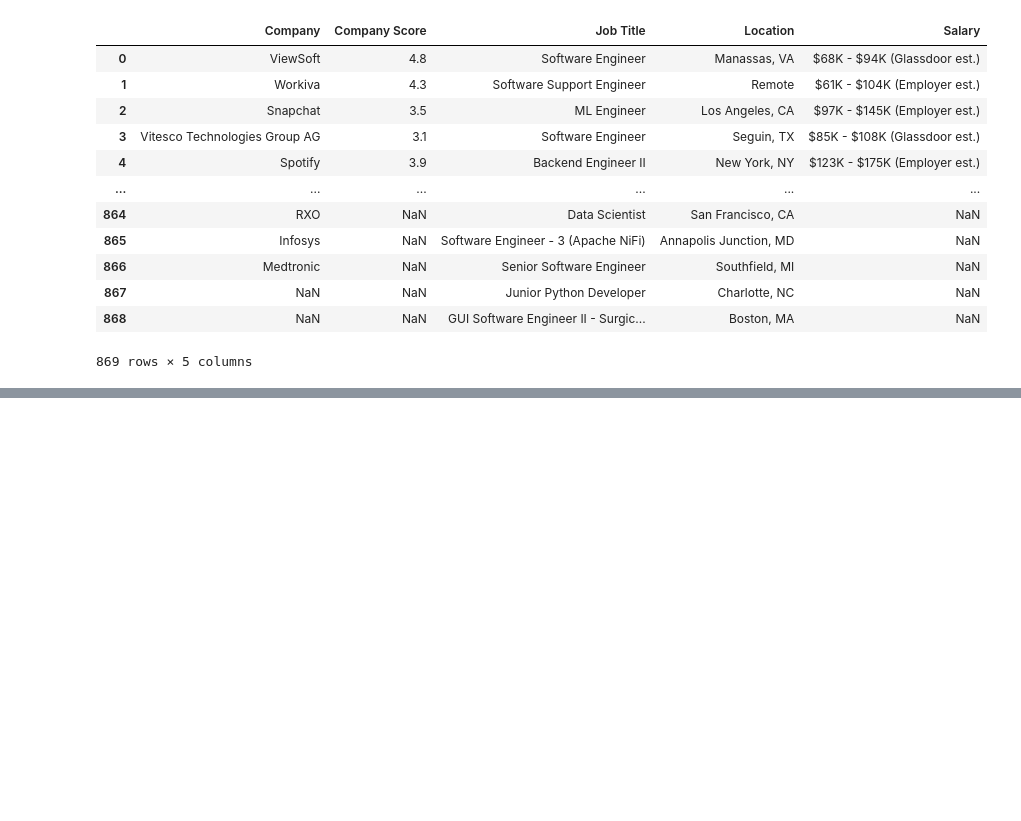
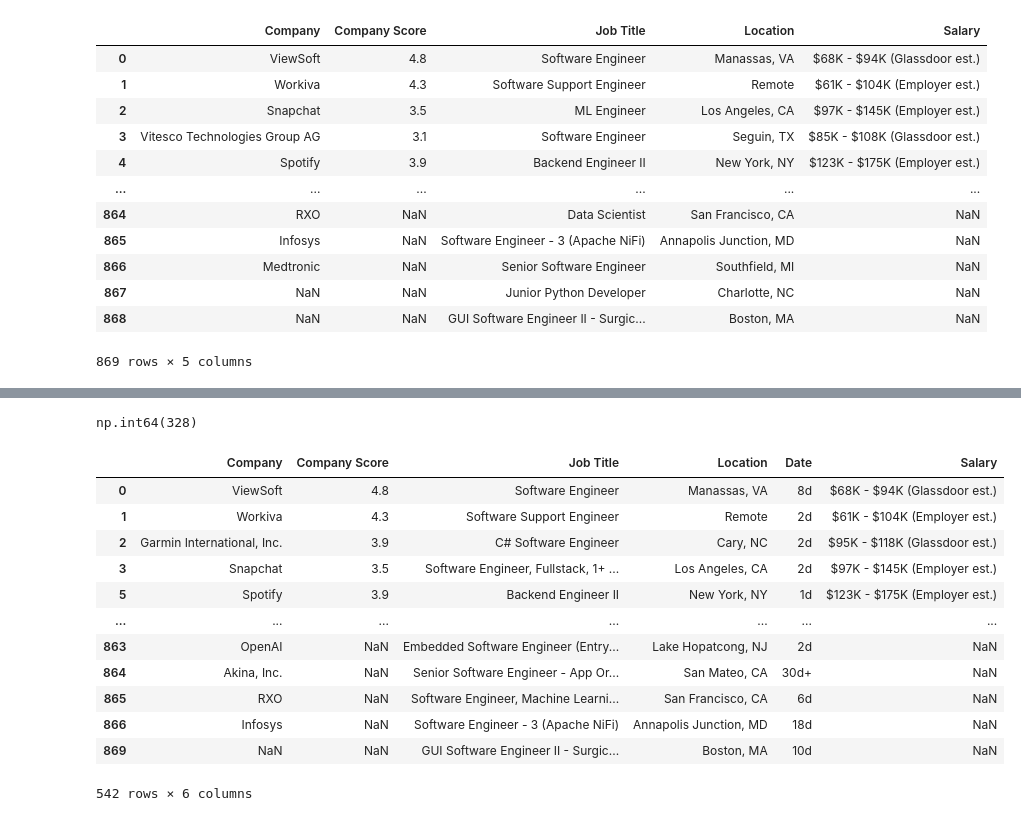
Before and after one commit to MHassanAr/Pandas, a Jupyter notebook: pandas.ipynb, the cells around one changed output, grey strips where cells are left out. Drawn from its saved outputs; the diff is of its cells as text; code cells hidden in the pictures; blank space fills up the shorter version.

Commit message:
Handling Duplicate and Missing Values

```diff
--- a/pandas.ipynb
+++ b/pandas.ipynb
@@ -548,0 +590,22 @@ csvFile.drop("Date", axis=1)
+# %%
+# Returns the total number of duplicate entries based on the "Job Title" column in the DataFrame.
+csvFile.duplicated("Job Title").sum()
+# %% [output]
+np.int64(328)
+# %%
+# Removes duplicate rows based on the "Job Title" column from the DataFrame and returns the resulting DataFrame.
+csvFile.drop_duplicates("Job Title")
+# %% [output]
+|  | Company | Company Score | Job Title | Location | Date | Salary |
+| 0 | ViewSoft | 4.8 | Software Engineer | Manassas, VA | 8d | $68K - $94K (Glassdoor est.) |
+| 1 | Workiva | 4.3 | Software Support Engineer | Remote | 2d | $61K - $104K (Employer est.) |
+| 2 | Garmin International, Inc. | 3.9 | C# Software Engineer | Cary, NC | 2d | $95K - $118K (Glassdoor est.) |
+| 3 | Snapchat | 3.5 | Software Engineer, Fullstack, 1+ ... | Los Angeles, CA | 2d | $97K - $145K (Employer est.) |
+| 5 | Spotify | 3.9 | Backend Engineer II | New York, NY | 1d | $123K - $175K (Employer est.) |
+| ... | ... | ... | ... | ... | ... | ... |
+| 863 | OpenAI | NaN | Embedded Software Engineer (Entry... | Lake Hopatcong, NJ | 2d | NaN |
+| 864 | Akina, Inc. | NaN | Senior Software Engineer - App Or... | San Mateo, CA | 30d+ | NaN |
+| 865 | RXO | NaN | Software Engineer, Machine Learni... | San Francisco, CA | 6d | NaN |
+| 866 | Infosys | NaN | Software Engineer - 3 (Apache NiFi) | Annapolis Junction, MD | 18d | NaN |
+| 869 | NaN | NaN | GUI Software Engineer II - Surgic... | Boston, MA | 10d | NaN |
+542 rows × 6 columns
```
Also changed, not shown: parts of 11 cells of this notebook.
